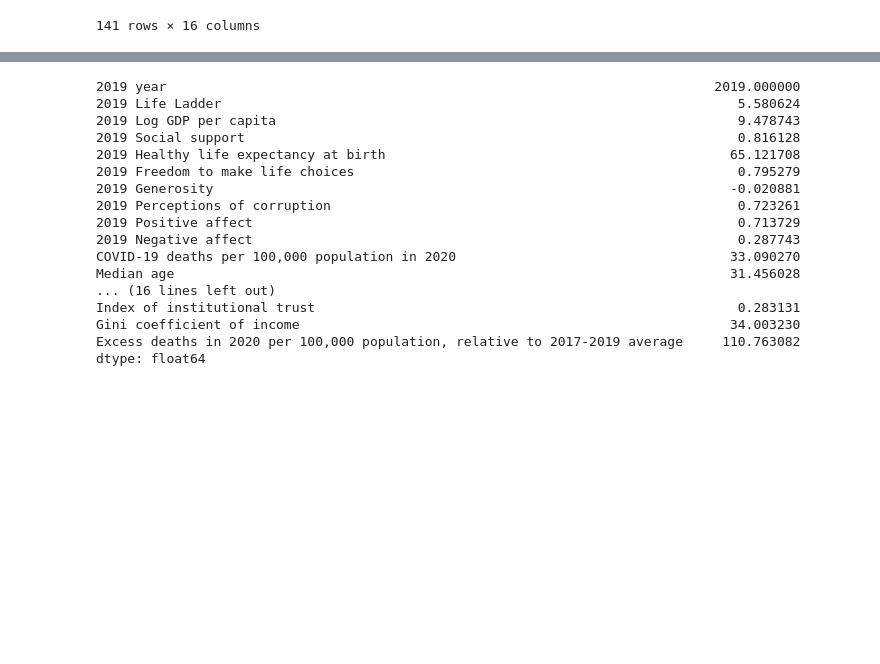
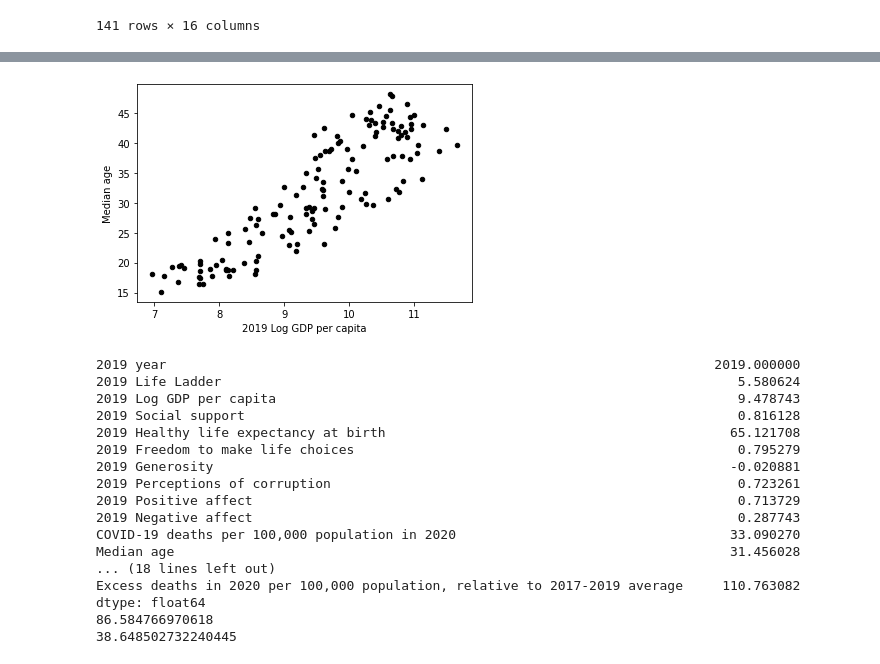
Before and after one commit to sydnipierce/butler-groupD-project1, a Jupyter notebook: Analysis/data_expl_cleansing.ipynb, the cells around one changed output, grey strips where cells are left out. Cells and saved outputs as stored; diff of their text form; code cells hidden in the pictures; blank space fills up the shorter version.

```diff
--- a/Analysis/data_expl_cleansing.ipynb
+++ b/Analysis/data_expl_cleansing.ipynb
@@ -299,3 +316,11 @@ drop_rate_na_df.sort_values('COVID-19 deaths per 100,000 population in 2020')
+# %%
+# Demonstrate corr showing that wealthier countries tend to be older - may explain strange corr between GDP and COVID-19 deaths
+df.plot(kind='scatter',x='2019 Log GDP per capita',y='Median age',color='black')
+
+# Display the chart
+plt.show()
+# %% [output]
+[figure, added]
 # %%
 # Collect countries for which COVID-19 death rate data exists (141)
 death_rate_countries = drop_rate_na_df["Country name"]
@@ -306,11 +331,21 @@ excess_deaths_countries = drop_excess_na_df["Country name"]
 excess_deaths_countries
 
 # Examine potential differences between these countries by calculating summary stats
+# to understand why death rate analysis shows unexpected positive trends between deaths and other QoL variables
 rate_country_GDP_mean = drop_rate_na_df.mean()
 excess_country_GDP_mean = drop_excess_na_df.mean()
 print(rate_country_GDP_mean)
 print(excess_country_GDP_mean)
 
+# Assuming age may be contributing to unexpected trend in happiness vs deaths in death rate analysis,
+# and given that the median age in the the excess deaths country group is higher,
+# examine whether there is also less variance in age in the excess deaths country group to select it for further analysis
+# eliminating some of the effect of age.
+rate_country_age_var = drop_rate_na_df.var()["Median age"]
+excess_country_age_var = drop_excess_na_df.var()["Median age"]
+print(rate_country_age_var)
+print(excess_country_age_var)
+
 # Calculate whether there is a statistically significant difference between means?
 # %% [output]
 2019 year                                                                      2019.000000
@@ -325,8 +360,8 @@ print(excess_country_GDP_mean)
 2019 Negative affect                                                              0.287743
 COVID-19 deaths per 100,000 population in 2020                                   33.090270
 Median age                                                                       31.456028
-... (16 lines left out)
-Index of institutional trust                                                      0.283131
-Gini coefficient of income                                                       34.003230
+... (18 lines left out)
 Excess deaths in 2020 per 100,000 population, relative to 2017-2019 average     110.763082
 dtype: float64
+86.584766970618
+38.648502732240445
```
Also changed, not shown: parts of 11 cells of this notebook.
